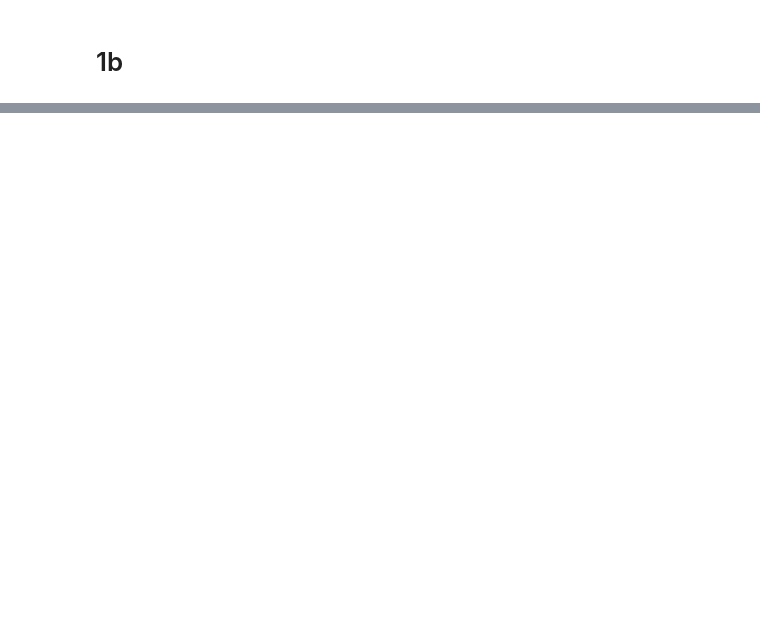
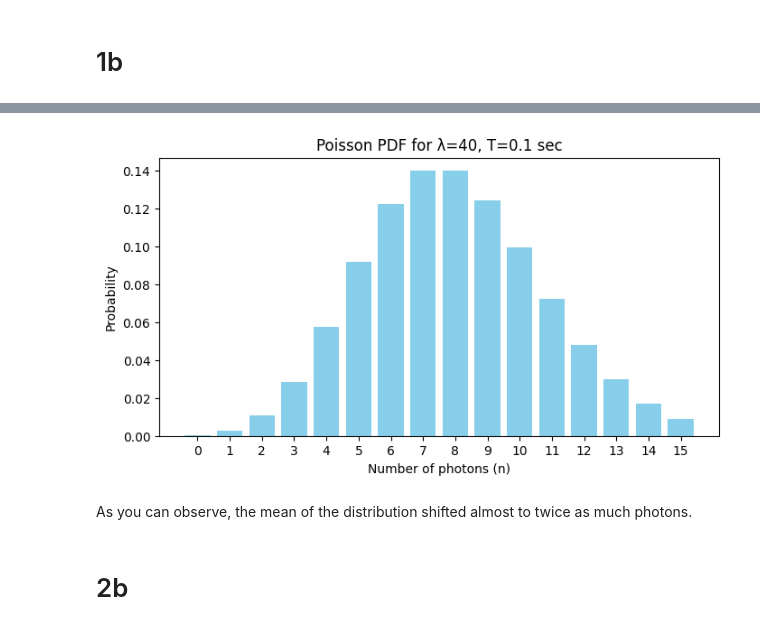
Before and after one commit to RyanL72/CSDS_364, a Jupyter notebook: Assignment_A2b/A2b_rhl72.ipynb, the cells around one changed output, grey strips where cells are left out. Cells and saved outputs as stored; diff of their text form; code cells hidden in the pictures; blank space fills up the shorter version.

```diff
--- a/Assignment_A2b/A2b_rhl72.ipynb
+++ b/Assignment_A2b/A2b_rhl72.ipynb
@@ -22,0 +88,22 @@ plotflash(t)
+# %%
+# And for fun lets just double the photon rate to see if the probabilities go up twice as much.
+
+lam_rate = 80   # events per second, say
+T = 0.1         # 100 msec
+n_values = np.arange(0, 16)
+pdf_vals = [poisson_pdf(n, lambd=lam_rate, T=T) for n in n_values]
+
+
+plt.figure(figsize=(8,4))
+plt.bar(n_values, pdf_vals, color='skyblue')
+plt.xlabel('Number of photons (n)')
+plt.ylabel('Probability')
+plt.title('Poisson PDF for λ=40, T=0.1 sec')
+plt.xticks(n_values)
+plt.show()
+# %% [output]
+[figure, added]
+# %% [markdown]
+As you can observe, the mean of the distribution shifted almost to twice as much photons.
+# %% [markdown]
+# 2b
```
Also changed, not shown: parts of 20 cells of this notebook, 4 other files.
